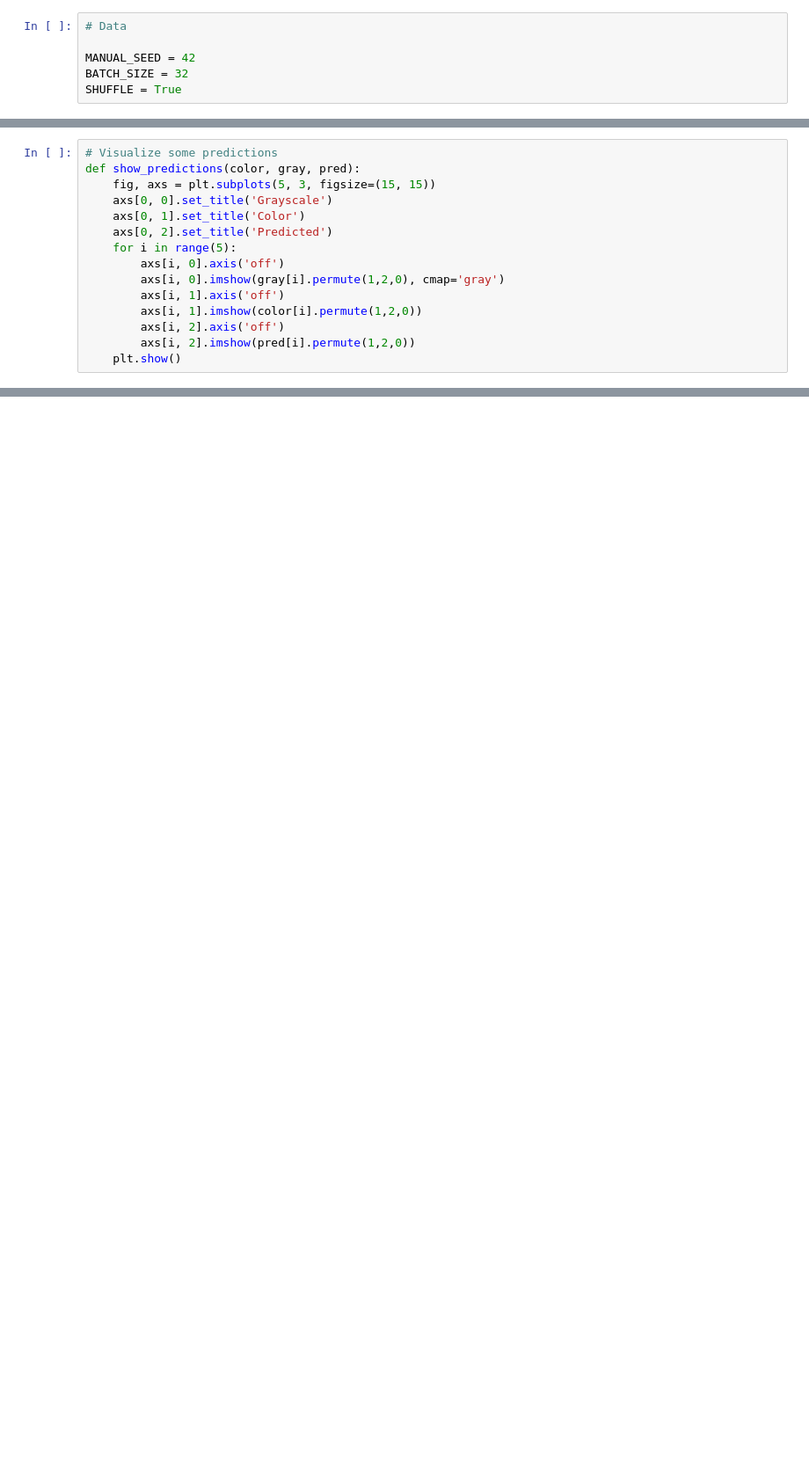
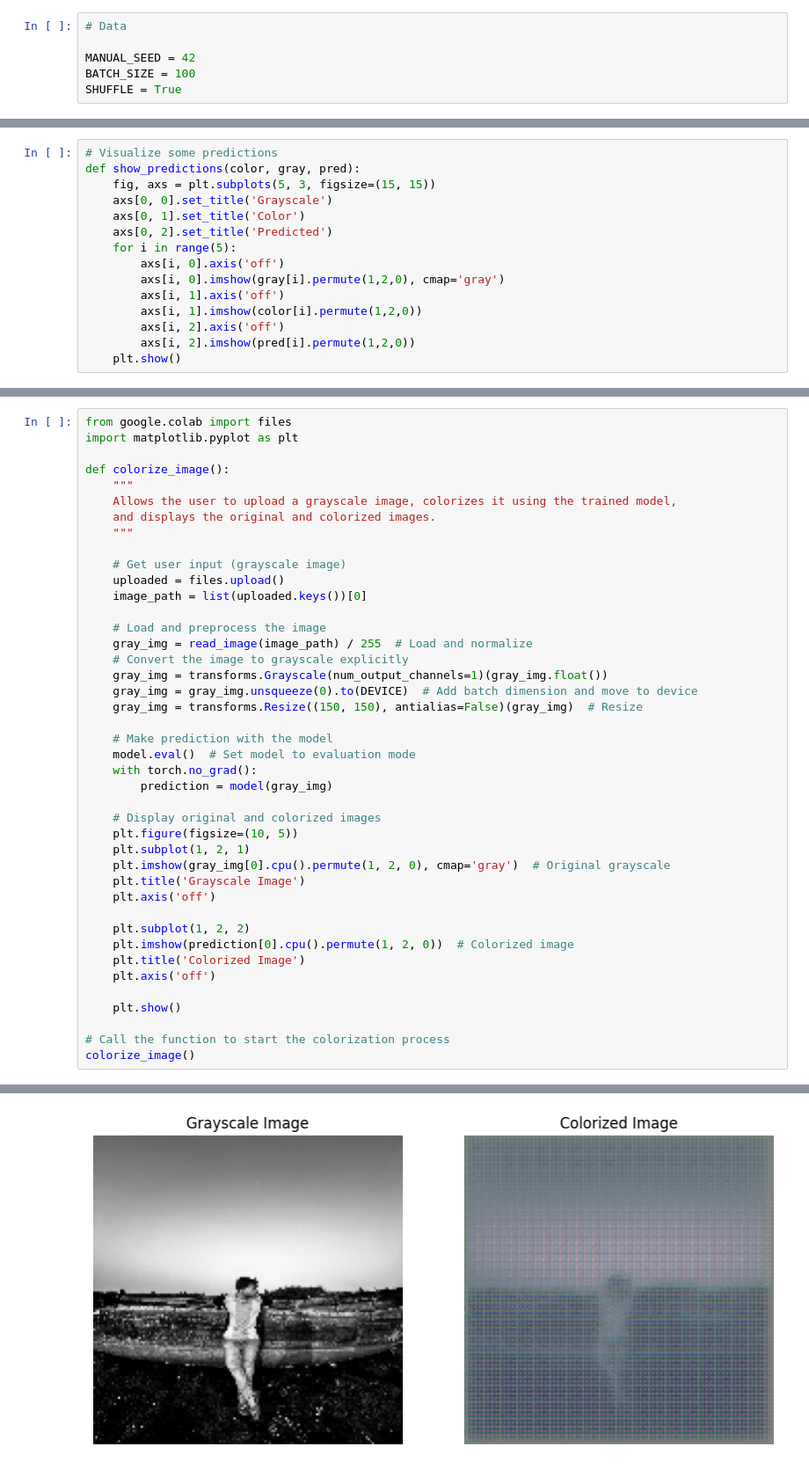
Before and after one commit to avishkarkamble/YBI-Internship, a Jupyter notebook: Black and White to colour/main.ipynb, the cells around one changed output, grey strips where cells are left out. Shown at 88% size. Drawn from its saved outputs; the diff is of its cells as text; blank space fills up the shorter version.

```diff
--- a/Black and White to colour/main.ipynb
+++ b/Black and White to colour/main.ipynb
@@ -23,5 +25,5 @@ from tqdm.notebook import tqdm
 # Data
 
 MANUAL_SEED = 42
-BATCH_SIZE = 32
+BATCH_SIZE = 100
 SHUFFLE = True
@@ -248,0 +267,43 @@ show_predictions(color_img.detach().cpu(), gray_img.detach().cpu(), prediction.d
+# %%
+from google.colab import files
+import matplotlib.pyplot as plt
+
+def colorize_image():
+    """
+    Allows the user to upload a grayscale image, colorizes it using the trained model,
+    and displays the original and colorized images.
+    """
+
+    # Get user input (grayscale image)
+    uploaded = files.upload()
+    image_path = list(uploaded.keys())[0]
+
+    # Load and preprocess the image
+    gray_img = read_image(image_path) / 255  # Load and normalize
+    # Convert the image to grayscale explicitly
+    gray_img = transforms.Grayscale(num_output_channels=1)(gray_img.float())
+    gray_img = gray_img.unsqueeze(0).to(DEVICE)  # Add batch dimension and move to device
+    gray_img = transforms.Resize((150, 150), antialias=False)(gray_img)  # Resize
+
+    # Make prediction with the model
+    model.eval()  # Set model to evaluation mode
+    with torch.no_grad():
+        prediction = model(gray_img)
+
+    # Display original and colorized images
+    plt.figure(figsize=(10, 5))
+    plt.subplot(1, 2, 1)
+    plt.imshow(gray_img[0].cpu().permute(1, 2, 0), cmap='gray')  # Original grayscale
+    plt.title('Grayscale Image')
+    plt.axis('off')
+
+    plt.subplot(1, 2, 2)
+    plt.imshow(prediction[0].cpu().permute(1, 2, 0))  # Colorized image
+    plt.title('Colorized Image')
+    plt.axis('off')
+
+    plt.show()
+
+# Call the function to start the colorization process
+colorize_image()
+# %% [output]
@@ -248,0 +312 @@ show_predictions(color_img.detach().cpu(), gray_img.detach().cpu(), prediction.d
+[figure, added]
```
Also changed, not shown: parts of 10 cells of this notebook.
